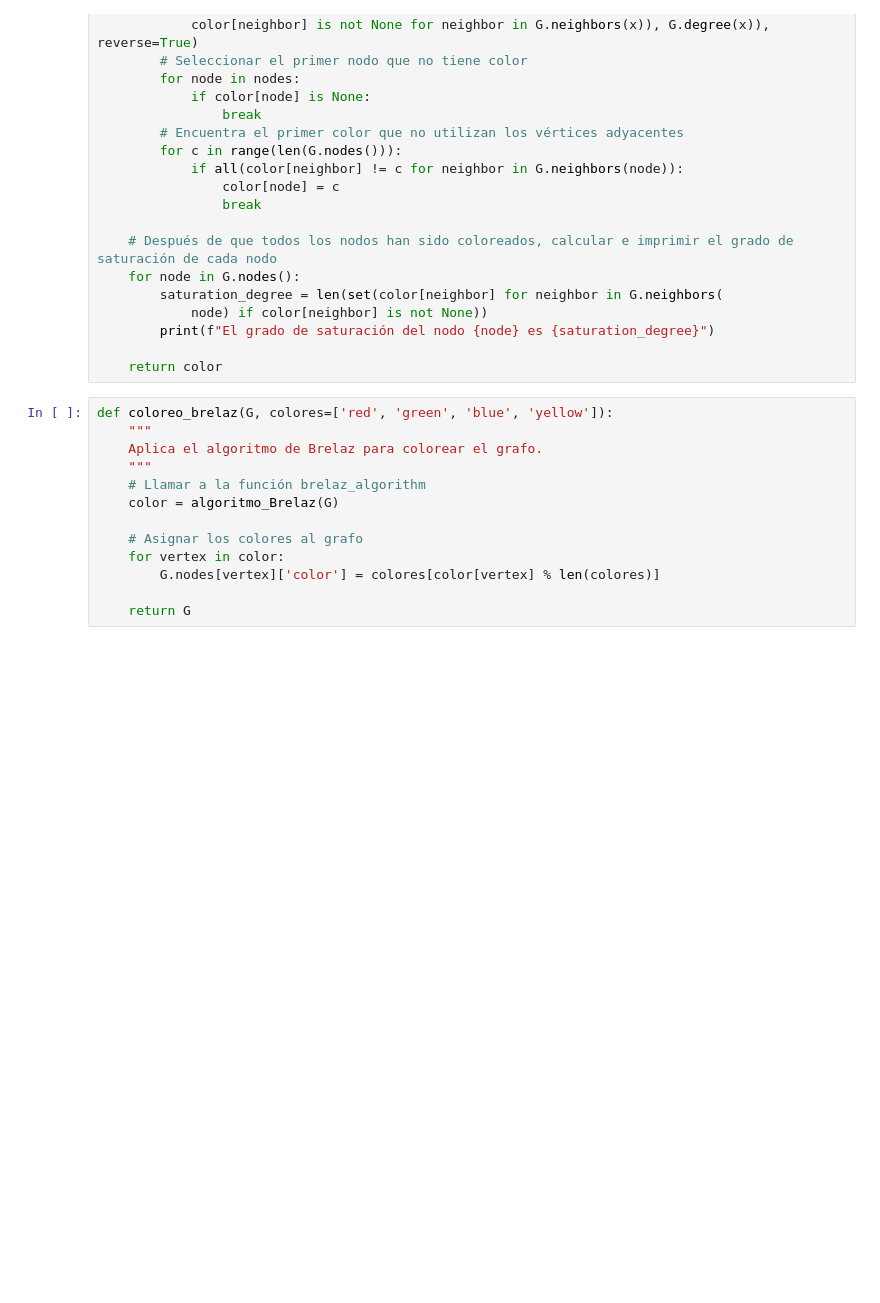
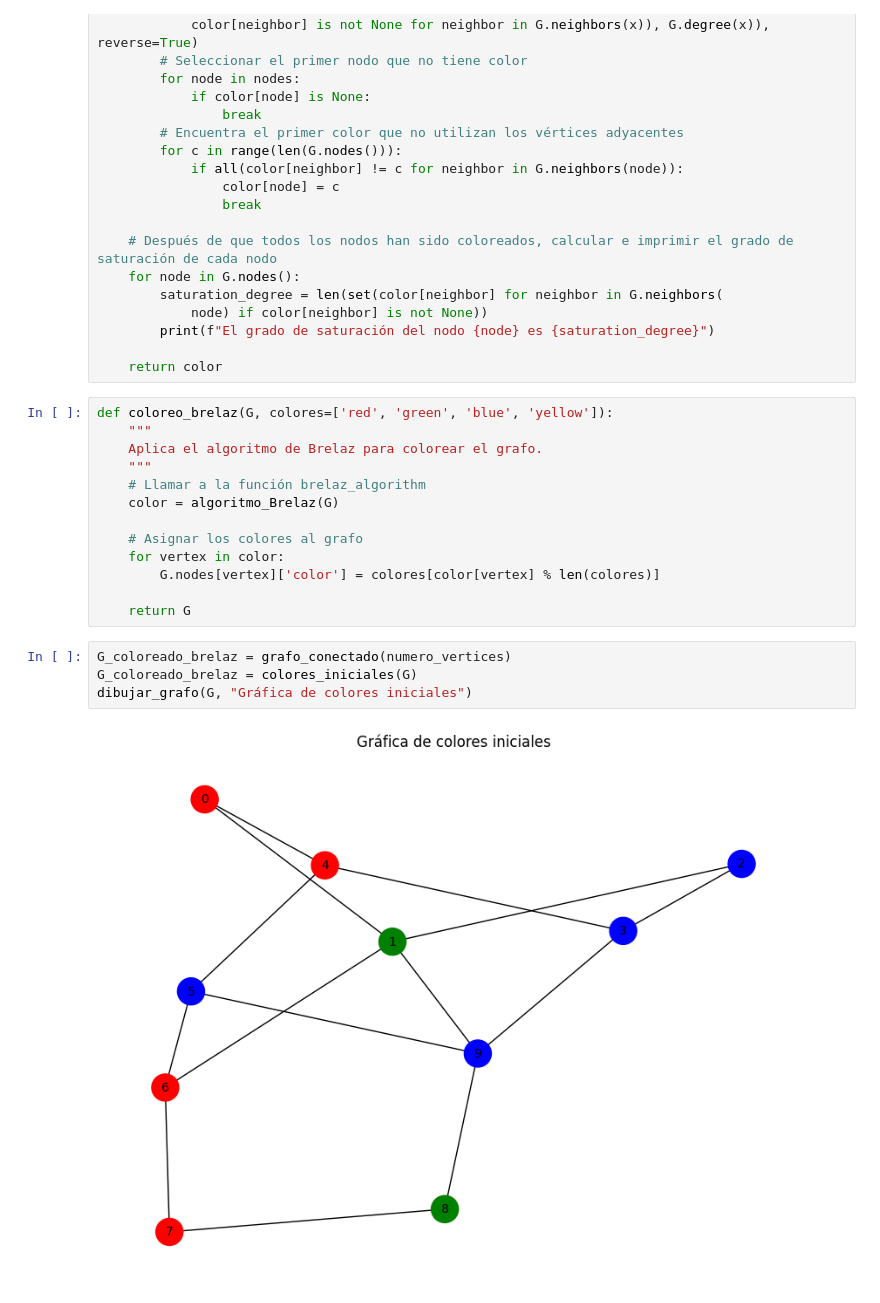
Before and after one commit to marcosd59/IT0425-INTELIGENCIA_ARTIFICIAL, a Jupyter notebook: Parcial 1/Proyecto/Coloreado de Grafos.ipynb, the cells around one changed output. Saved outputs shown, nothing was run; the diff lists cells and outputs as text; blank space fills up the shorter version.

Commit message:
Add Algoritmo de Coloración de Brelaz

```diff
--- a/Parcial 1/Proyecto/Coloreado de Grafos.ipynb
+++ b/Parcial 1/Proyecto/Coloreado de Grafos.ipynb
@@ -266,6 +266,12 @@ def coloreo_brelaz(G, colores=['red', 'green', 'blue', 'yellow']):
         G.nodes[vertex]['color'] = colores[color[vertex] % len(colores)]
 
     return G
+# %%
+G_coloreado_brelaz = grafo_conectado(numero_vertices)
+G_coloreado_brelaz = colores_iniciales(G)
+dibujar_grafo(G, "Gráfica de colores iniciales")
+# %% [output]
+[figure, added]
 # %%
 G_coloreado_brelaz = coloreo_brelaz(G.copy())
 # %% [output]
```
Also changed, not shown: parts of 8 cells of this notebook.
